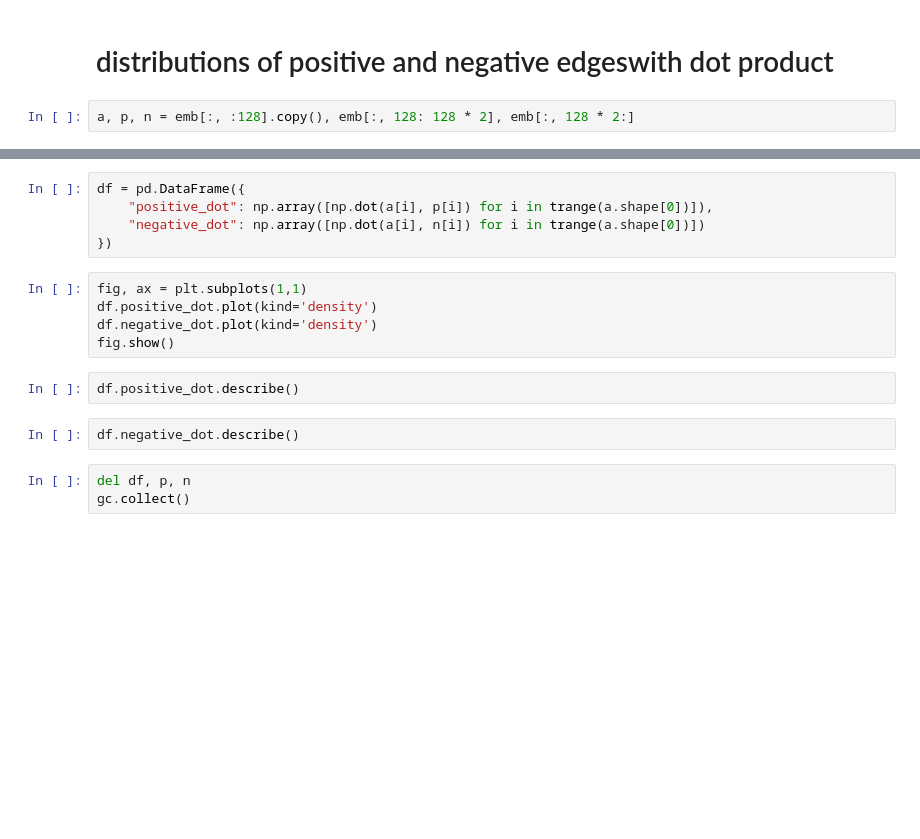
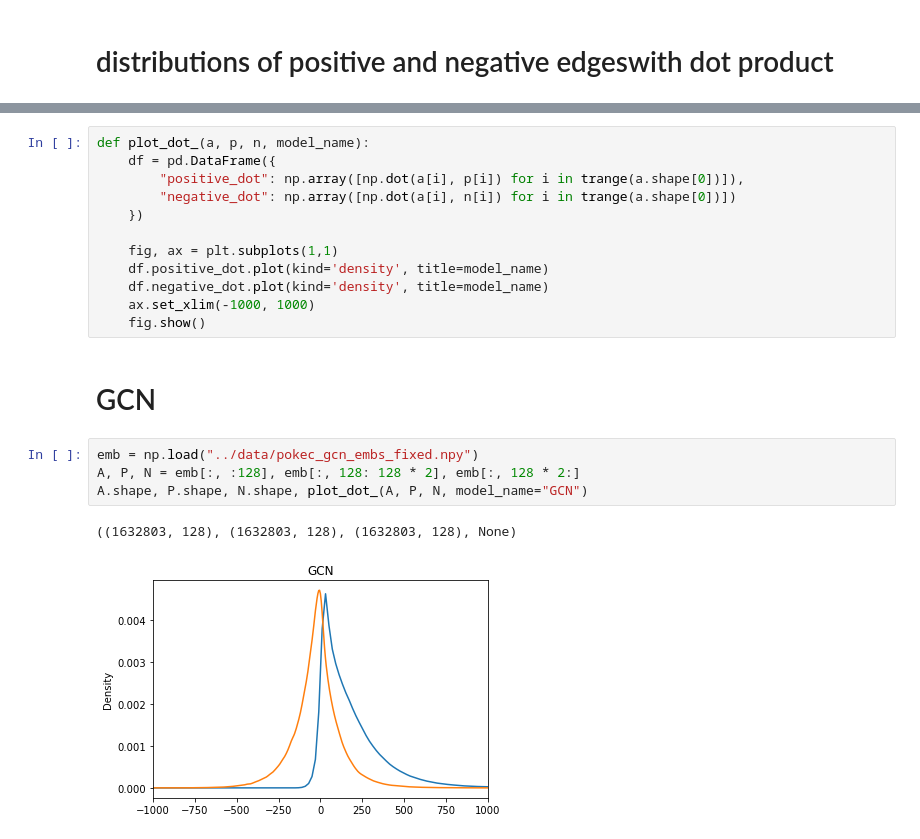
Before and after one commit to thunderock/residual2vec_, a Jupyter notebook: notebooks/scoring_big_dataset.ipynb, the cells around one changed output, grey strips where cells are left out. Cells and saved outputs as stored; diff of their text form; blank space fills up the shorter version.

```diff
--- a/notebooks/scoring_big_dataset.ipynb
+++ b/notebooks/scoring_big_dataset.ipynb
@@ -34,4 +37,2 @@ emb = embs['gcn_crosswalk']
 # %% [markdown]
 # distributions of positive and negative edgeswith dot product
-# %%
-a, p, n = emb[:, :128].copy(), emb[:, 128: 128 * 2], emb[:, 128 * 2:]
@@ -40,17 +39,21 @@ a.shape, p.shape, n.shape
 # %%
-df = pd.DataFrame({
-    "positive_dot": np.array([np.dot(a[i], p[i]) for i in trange(a.shape[0])]),
-    "negative_dot": np.array([np.dot(a[i], n[i]) for i in trange(a.shape[0])])
-})
+def plot_dot_(a, p, n, model_name):
+    df = pd.DataFrame({
+        "positive_dot": np.array([np.dot(a[i], p[i]) for i in trange(a.shape[0])]),
+        "negative_dot": np.array([np.dot(a[i], n[i]) for i in trange(a.shape[0])])
+    })
+
+    fig, ax = plt.subplots(1,1)
+    df.positive_dot.plot(kind='density', title=model_name)
+    df.negative_dot.plot(kind='density', title=model_name)
+    ax.set_xlim(-1000, 1000)
+    fig.show()
-# %%
-fig, ax = plt.subplots(1,1)
-df.positive_dot.plot(kind='density')
-df.negative_dot.plot(kind='density')
-fig.show()
-# %%
-df.positive_dot.describe()
-# %%
-df.negative_dot.describe()
-# %%
-del df, p, n
-gc.collect()
+# %% [markdown]
+# GCN
+# %%
+emb = np.load("../data/pokec_gcn_embs_fixed.npy")
+A, P, N = emb[:, :128], emb[:, 128: 128 * 2], emb[:, 128 * 2:]
+A.shape, P.shape, N.shape, plot_dot_(A, P, N, model_name="GCN")
+# %% [output]
+((1632803, 128), (1632803, 128), (1632803, 128), None)
+[figure, added]
```
Also changed, not shown: parts of 14 cells of this notebook, 4 other files.
